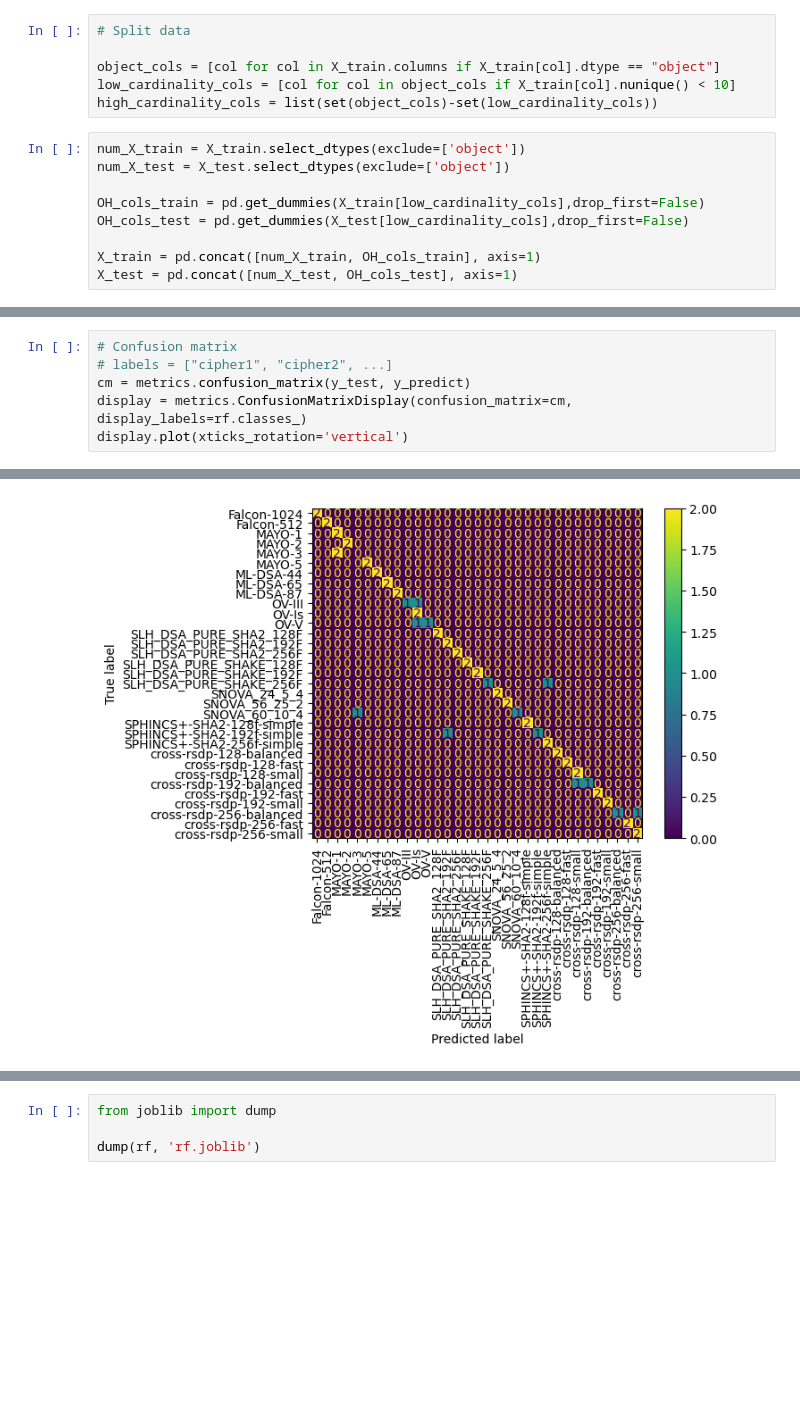
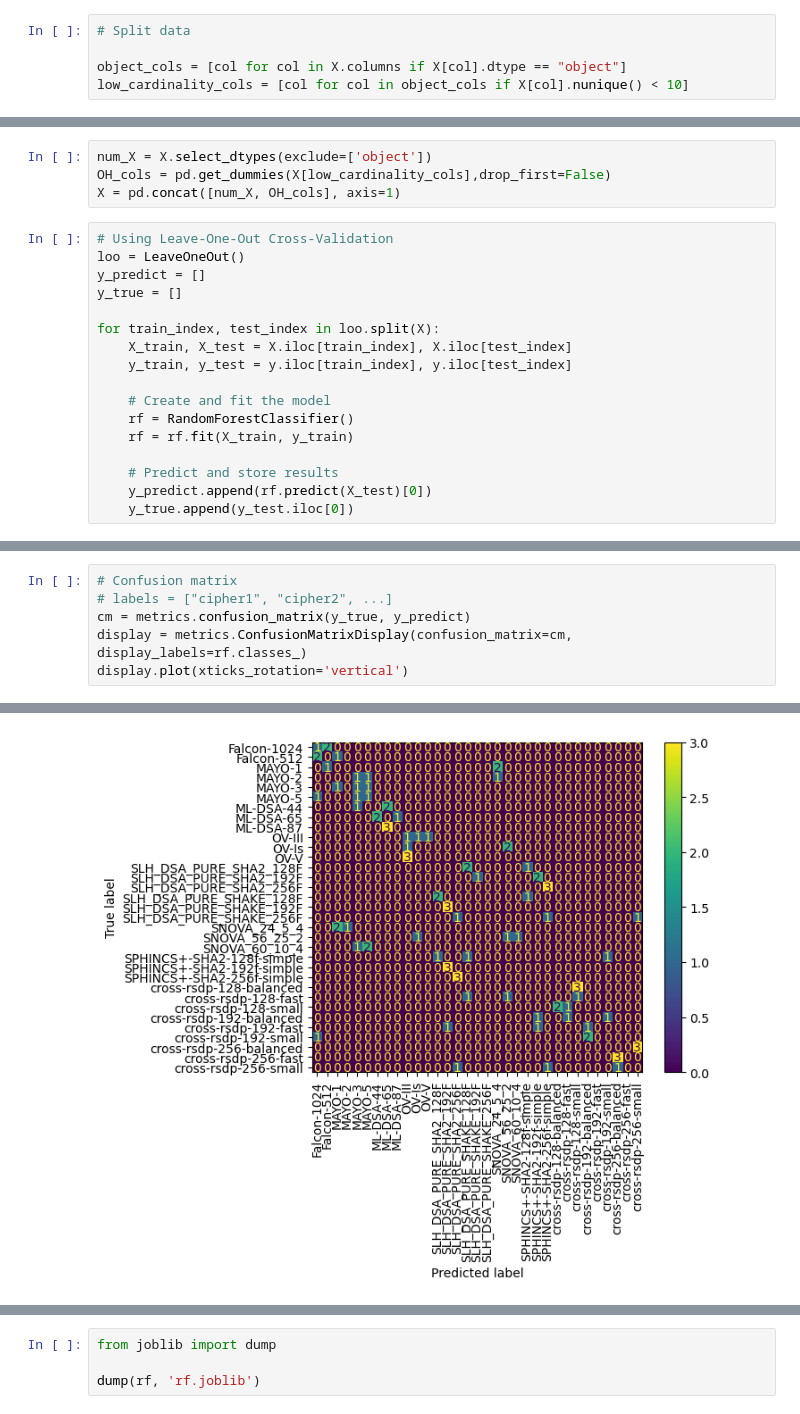
Before and after one commit to Rparker19/An-Autonomic-Framework-for-IoT-Data-Confidentiality-in-the-Internet-of-Things, a Jupyter notebook: models/random_forest.ipynb, the cells around one changed output, grey strips where cells are left out. Cells and saved outputs as stored; diff of their text form; blank space fills up the shorter version.

Commit message:
Fix datasets and retrain models accordingly

```diff
--- a/models/random_forest.ipynb
+++ b/models/random_forest.ipynb
@@ -48,15 +38,5 @@ X_test = X_test.reindex(columns=X_train.columns, fill_value=0)
 # %%
 # Split data
 
-object_cols = [col for col in X_train.columns if X_train[col].dtype == "object"]
-low_cardinality_cols = [col for col in object_cols if X_train[col].nunique() < 10]
-high_cardinality_cols = list(set(object_cols)-set(low_cardinality_cols))
+object_cols = [col for col in X.columns if X[col].dtype == "object"]
+low_cardinality_cols = [col for col in object_cols if X[col].nunique() < 10]
-# %%
-num_X_train = X_train.select_dtypes(exclude=['object'])
-num_X_test = X_test.select_dtypes(exclude=['object'])
-
-OH_cols_train = pd.get_dummies(X_train[low_cardinality_cols],drop_first=False)
-OH_cols_test = pd.get_dummies(X_test[low_cardinality_cols],drop_first=False)
-
-X_train = pd.concat([num_X_train, OH_cols_train], axis=1)
-X_test = pd.concat([num_X_test, OH_cols_test], axis=1)
@@ -70,3 +43,24 @@ y_predict = rf.predict(X_test)
+# %%
+num_X = X.select_dtypes(exclude=['object'])
+OH_cols = pd.get_dummies(X[low_cardinality_cols],drop_first=False)
+X = pd.concat([num_X, OH_cols], axis=1)
+# %%
+# Using Leave-One-Out Cross-Validation
+loo = LeaveOneOut()
+y_predict = []
+y_true = []
+
+for train_index, test_index in loo.split(X):
+    X_train, X_test = X.iloc[train_index], X.iloc[test_index]
+    y_train, y_test = y.iloc[train_index], y.iloc[test_index]
+
+    # Create and fit the model
+    rf = RandomForestClassifier()
+    rf = rf.fit(X_train, y_train)
+
+    # Predict and store results
+    y_predict.append(rf.predict(X_test)[0])
+    y_true.append(y_test.iloc[0])
 # %%
 # Accuracy
 import numpy as np
@@ -83,12 +77,12 @@ F1 Score (weighted) is  1.0
 # %%
 # Confusion matrix
 # labels = ["cipher1", "cipher2", ...]
-cm = metrics.confusion_matrix(y_test, y_predict)
+cm = metrics.confusion_matrix(y_true, y_predict)
 display = metrics.ConfusionMatrixDisplay(confusion_matrix=cm, display_labels=rf.classes_)
 display.plot(xticks_rotation='vertical')
 # %% [output]
 <sklearn.metrics._plot.confusion_matrix.ConfusionMatrixDisplay at 0x...>
-[figure, old version]
+[figure, new version]
 # %%
 # ROC curve
 from sklearn.preprocessing import label_binarize
```
Also changed, not shown: parts of 10 cells of this notebook, 10 other files.
